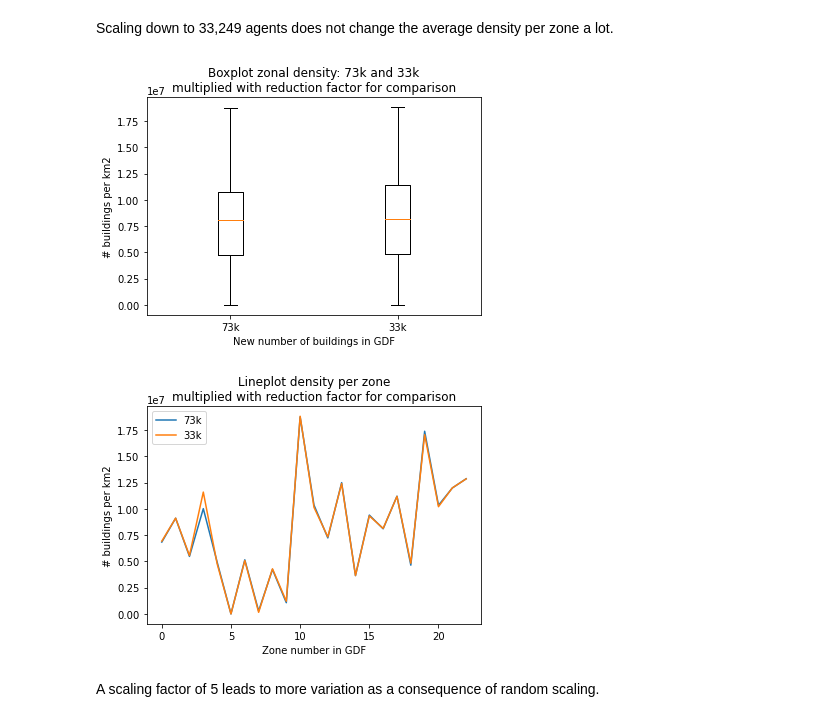
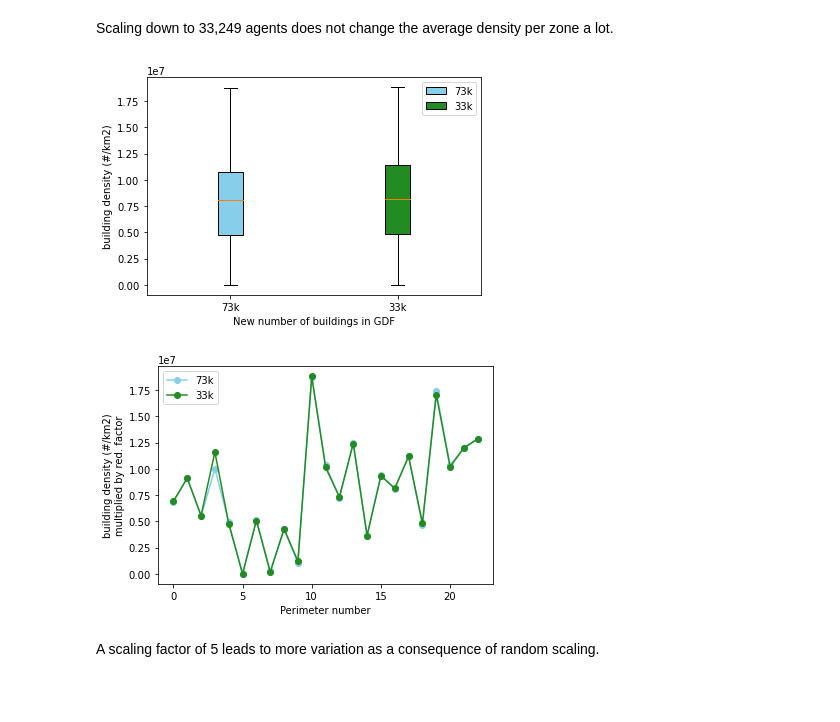
Before and after one commit to daanieo/FATM_opt, a Jupyter notebook: Data preparation.ipynb, the cells around one changed output. Drawn from its saved outputs; the diff is of its cells as text; code cells hidden in the pictures; blank space fills up the shorter version.

```diff
--- a/Data preparation.ipynb
+++ b/Data preparation.ipynb
@@ -264,51 +336,14 @@ Number of buildings counts  33249.0
 # %% [markdown]
 Scaling down to 33,249 agents does not change the average density per zone a lot.
-# %%
-# Used as the default size
-
-newlen = 33249
-# l=list()
-# for i in range(len(buildings_in_district)):
-#     if newlen<random.uniform(0,1)*73192:
-#         l.append(i)
-# buildings_in_district_short = buildings_in_district.drop(l)
-# buildings_in_district_short.to_file("../input_files/building_polygons/filtered/33249.shp")
-
-buildings_in_district_short = geopandas.read_file("../input_files/building_polygons/filtered/33249.shp")
-
-densities = list()
-
-for z in all_zones.index:
-    a = (all_zones.geometry[z].area)
-
-    b = len(buildings_in_district_short[buildings_in_district_short.osm_id==all_zones.osm_id[z]])
-
-    c = b/a * len(buildings_in_district)/len(buildings_in_district_short)
-
-    densities.append(c)
-
-densities_33k = densities
-
-fig, ax = plt.subplots()
-ax.boxplot([densities_original,densities_33k])
-
-plt.xticks([1,2],["73k","33k"]);
-plt.title("Boxplot zonal density: 73k and 33k\nmultiplied with reduction factor for comparison");
-plt.xlabel("New number of buildings in GDF");
-plt.ylabel("# buildings per km2");
-
-plt.show()
-
-
-plt.plot(densities_original);
-plt.plot(densities_33k);
-plt.legend(["73k","33k"]);
-
-plt.title("Lineplot density per zone\nmultiplied with reduction factor for comparison");
-plt.xlabel("Zone number in GDF");
-plt.ylabel("# buildings per km2");
-# %% [output]
-[figure, removed]
-[figure, removed]
+# %%
+# Used as the default size
+newlen = 33249
+
+# scale_down(newlen)
+
+plot_stats(newlen)
+# %% [output]
+[figure, added]
+[figure, added]
 # %% [markdown]
 A scaling factor of 5 leads to more variation as a consequence of random scaling.
```
Also changed, not shown: parts of 10 cells of this notebook, 2 other files.
